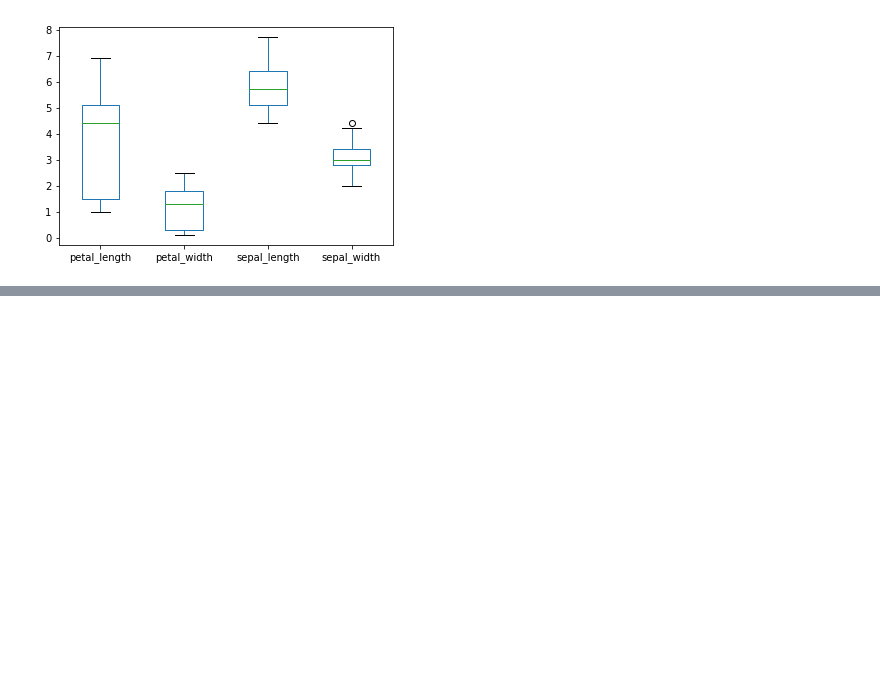
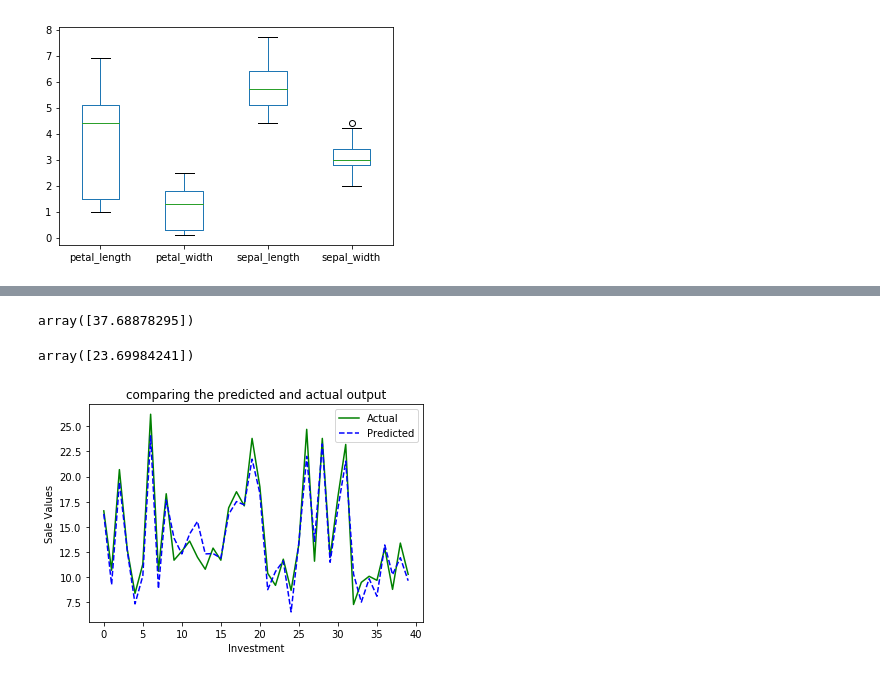
Before and after one commit to sharmasaravanan/Machine_learning, a Jupyter notebook: skillTechnika.ipynb, the cells around one changed output, grey strips where cells are left out. Cells and saved outputs as stored; diff of their text form; code cells hidden in the pictures; blank space fills up the shorter version.

```diff
--- a/skillTechnika.ipynb
+++ b/skillTechnika.ipynb
@@ -1402,0 +1478,2 @@ plt.show()
+# %%
+xtrain, xtest, ytrain, ytest = train_test_split(X, y, test_size=0.2, random_state=3)
@@ -1402,0 +1501,6 @@ plt.show()
+# %%
+# step-3 define a model
+model = LinearRegression()
+# %%
+# step-4 training
+model.fit(xtrain,ytrain)
@@ -1402,0 +1511,3 @@ plt.show()
+# %%
+# step-7 cross validation
+ypred = model.predict(xtest)
@@ -1402,0 +1567,12 @@ plt.show()
+# %%
+# test with new data
+testData = [150,150,150]
+model.predict(scaler.transform([testData]))
+# %% [output]
+array([37.68878295])
+# %%
+# test with new data
+testData = [50,100,0]
+model.predict(scaler.transform([testData]))
+# %% [output]
+array([23.69984241])
@@ -1402,0 +1582,9 @@ plt.show()
+# %%
+plt.plot(range(len(xtest)),ytest,'g-',range(len(xtest)),ypred,'b--')
+plt.xlabel("Investment")
+plt.ylabel('Sale Values')
+plt.title("comparing the predicted and actual output")
+plt.legend(['Actual','Predicted'])
+plt.show()
+# %% [output]
+[figure, added]
```
Also changed, not shown: parts of 27 cells of this notebook.
